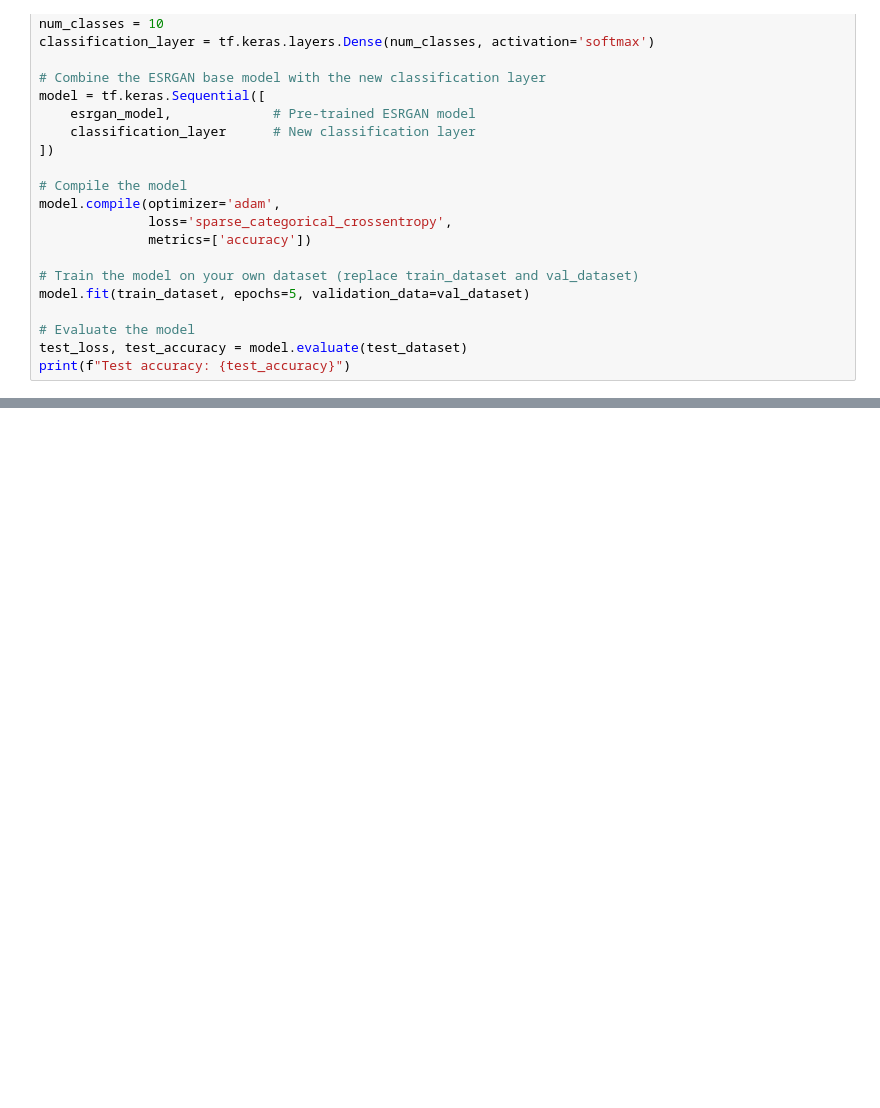
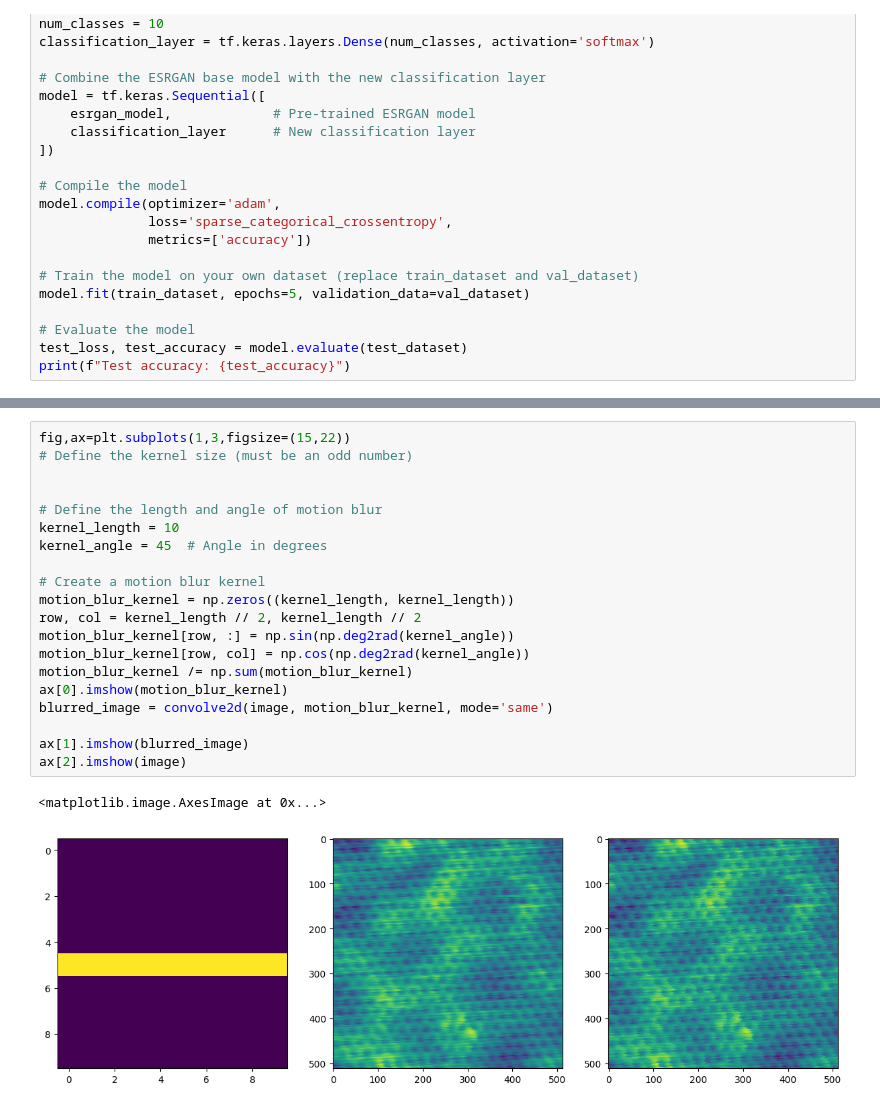
Before and after one commit to ShaJiuquan/Data_processing, a Jupyter notebook: machine_learning/image_enhance_with_ESRGAN.ipynb, the cells around one changed output, grey strips where cells are left out. Cells and saved outputs as stored; diff of their text form; blank space fills up the shorter version.

```diff
--- a/machine_learning/image_enhance_with_ESRGAN.ipynb
+++ b/machine_learning/image_enhance_with_ESRGAN.ipynb
@@ -172,0 +257,23 @@ print(f"Test accuracy: {test_accuracy}")
+# %%
+fig,ax=plt.subplots(1,3,figsize=(15,22))
+# Define the kernel size (must be an odd number)
+
+
+# Define the length and angle of motion blur
+kernel_length = 10
+kernel_angle = 45  # Angle in degrees
+
+# Create a motion blur kernel
+motion_blur_kernel = np.zeros((kernel_length, kernel_length))
+row, col = kernel_length // 2, kernel_length // 2
+motion_blur_kernel[row, :] = np.sin(np.deg2rad(kernel_angle))
+motion_blur_kernel[row, col] = np.cos(np.deg2rad(kernel_angle))
+motion_blur_kernel /= np.sum(motion_blur_kernel)
+ax[0].imshow(motion_blur_kernel)
+blurred_image = convolve2d(image, motion_blur_kernel, mode='same')
+
+ax[1].imshow(blurred_image)
+ax[2].imshow(image)
+# %% [output]
+<matplotlib.image.AxesImage at 0x...>
+[figure, added]
```
Also changed, not shown: parts of 9 cells of this notebook, 8 other files.
